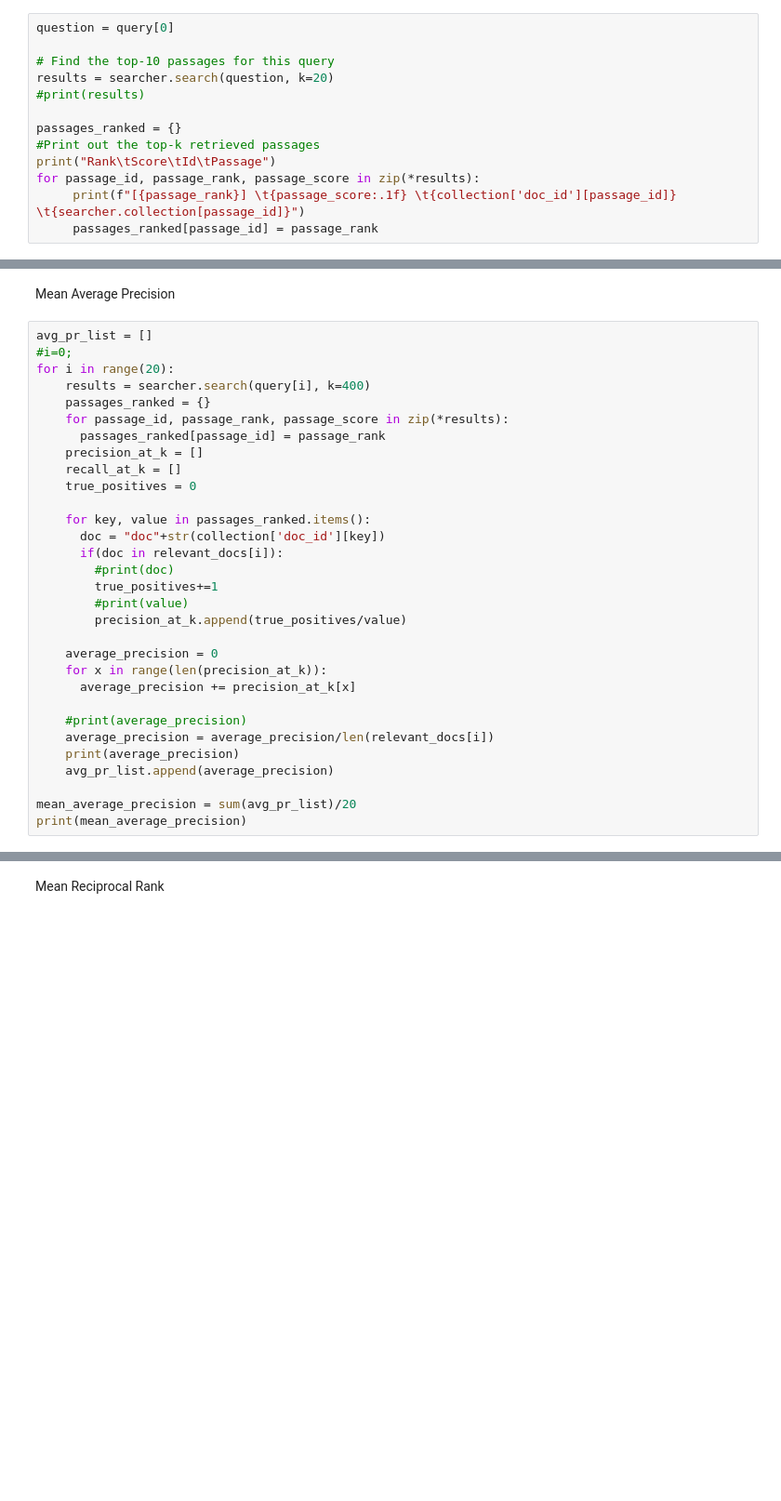
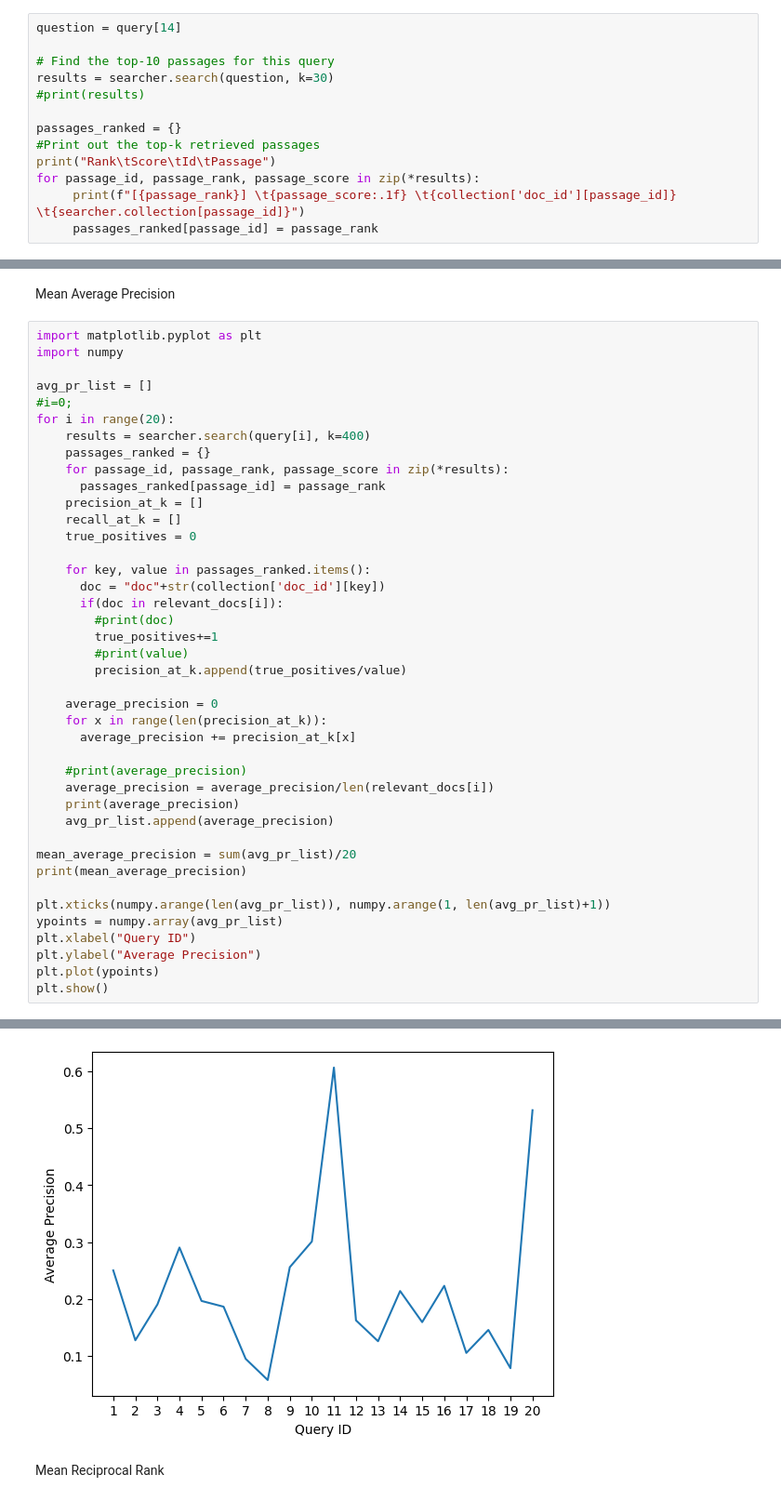
Before and after one commit to NickVoulg02/Information_Retrieval_Systems_Implementation-Comparison, a Jupyter notebook: colbert_test_link4.ipynb, the cells around one changed output, grey strips where cells are left out. Shown: that part at 93% size. Drawn from its saved outputs; the diff is of its cells as text; blank space fills up the shorter version.

```diff
--- a/colbert_test_link4.ipynb
+++ b/colbert_test_link4.ipynb
@@ -130,8 +129,8 @@ with Run().context(RunConfig(experiment='notebook')):
 # %%
-question = query[0]
+question = query[14]
 
 # Find the top-10 passages for this query
-results = searcher.search(question, k=20)
+results = searcher.search(question, k=30)
 #print(results)
 
 passages_ranked = {}
@@ -174,6 +173,9 @@ for line in file:
 # %% [markdown]
 Mean Average Precision
 # %%
+import matplotlib.pyplot as plt
+import numpy
+
 avg_pr_list = []
 #i=0;
 for i in range(20):
@@ -195,33 +197,41 @@ for i in range(20):
 
     average_precision = 0
     for x in range(len(precision_at_k)):
       average_precision += precision_at_k[x]
 
     #print(average_precision)
     average_precision = average_precision/len(relevant_docs[i])
     print(average_precision)
     avg_pr_list.append(average_precision)
 
 mean_average_precision = sum(avg_pr_list)/20
 print(mean_average_precision)
+
+plt.xticks(numpy.arange(len(avg_pr_list)), numpy.arange(1, len(avg_pr_list)+1))
+ypoints = numpy.array(avg_pr_list)
+plt.xlabel("Query ID")
+plt.ylabel("Average Precision")
+plt.plot(ypoints)
+plt.show()
 # %% [output]
 0.25025136218216215
 0.1275958667167708
 0.19042972362417085
 0.2904289240181963
 0.19663148346453152
 0.18654405298509594
 0.09508615757294149
 0.057845607349380226
 0.2558358131230472
 0.30091203317584414
 0.6061873311125703
 0.16263126778194076
 ... (5 lines left out)
 0.14575299700765537
 0.07857902536760272
 0.5313826644821248
 0.21520526483806762
+[figure, added]
 # %% [markdown]
 Mean Reciprocal Rank
 # %%
```
Also changed, not shown: parts of 6 cells of this notebook.
